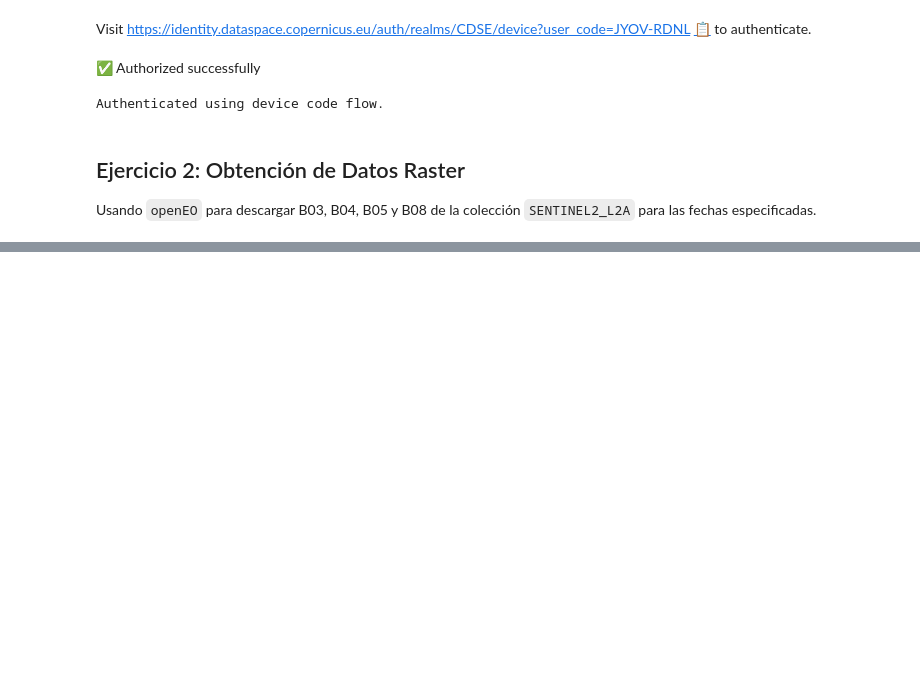
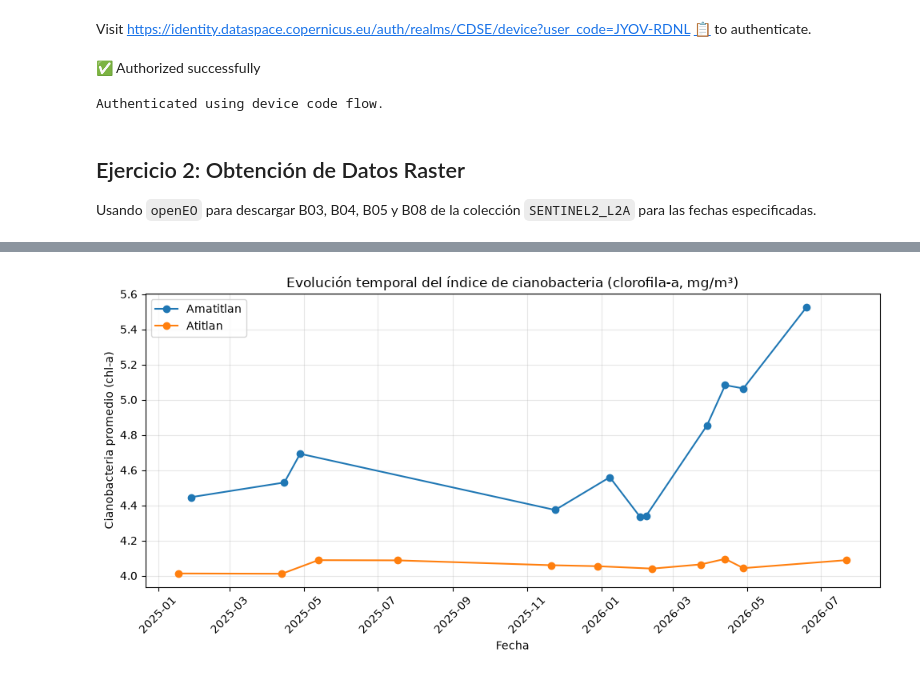
Before and after one commit to Albu231311/Lab4-DS, a Jupyter notebook: laboratorio4.ipynb, the cells around one changed output, grey strips where cells are left out. Drawn from its saved outputs; the diff is of its cells as text; code cells hidden in the pictures; blank space fills up the shorter version.

Commit message:
feat: implement geospatial index calculation and process satellite imagery datasets

```diff
--- a/laboratorio4.ipynb
+++ b/laboratorio4.ipynb
@@ -86,0 +134,27 @@ OK: data/atitlan_2025-01-18.tif
+# %%
+# OTRA CELDA NUEVA: aplica la función a todas las imágenes descargadas
+import pandas as pd
+
+registros = []
+
+for lago, info in lagos.items():
+    for fecha in info["fechas"]:
+        tif_path = f"data/{lago}_{fecha}.tif"
+        if not os.path.exists(tif_path):
+            continue
+        idx = calcular_indices(tif_path)
+        m = idx["mascara_agua"]
+        if m.sum() == 0:
+            m = np.ones_like(m, dtype=bool)
+
+        registros.append({
+            "lago": lago,
+            "fecha": pd.to_datetime(fecha),
+            "cyano_prom": float(np.nanmean(idx["chl"][m])),
+            "ndvi_prom": float(np.nanmean(idx["ndvi"][m])),
+            "ndwi_prom": float(np.nanmean(idx["ndwi"][m])),
+            "pct_pixeles_agua": float(m.sum() / m.size * 100),
+        })
+
+df_indices = pd.DataFrame(registros).sort_values(["lago", "fecha"]).reset_index(drop=True)
+df_indices
@@ -86,0 +203,18 @@ OK: data/atitlan_2025-01-18.tif
+# %%
+# Ejercicio 4.2: evolución temporal (gráfico de línea por lago)
+fig, ax = plt.subplots(figsize=(10, 5))
+
+for lago, grupo in df_indices.groupby("lago"):
+    ax.plot(grupo["fecha"], grupo["cyano_prom"], marker="o", label=lago.capitalize())
+
+ax.set_title("Evolución temporal del índice de cianobacteria (clorofila-a, mg/m³)")
+ax.set_xlabel("Fecha")
+ax.set_ylabel("Cianobacteria promedio (chl-a)")
+ax.legend()
+ax.grid(alpha=0.3)
+plt.xticks(rotation=45)
+plt.tight_layout()
+plt.savefig("evolucion_temporal_cianobacteria.png", dpi=150)
+plt.show()
+# %% [output]
+[figure, added]
```
Also changed, not shown: parts of 8 cells of this notebook.
